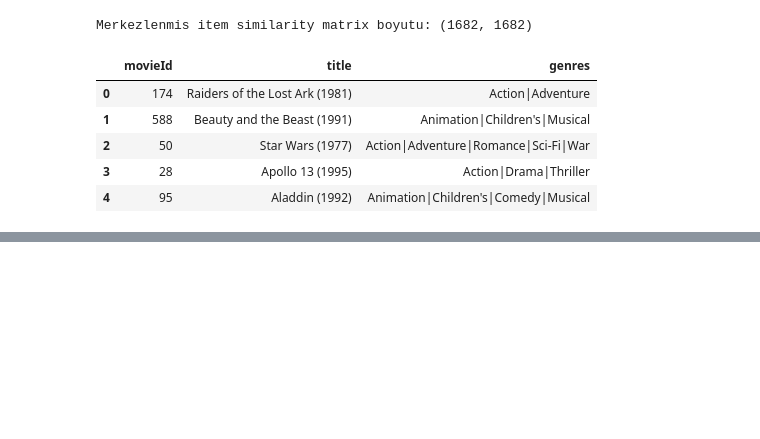
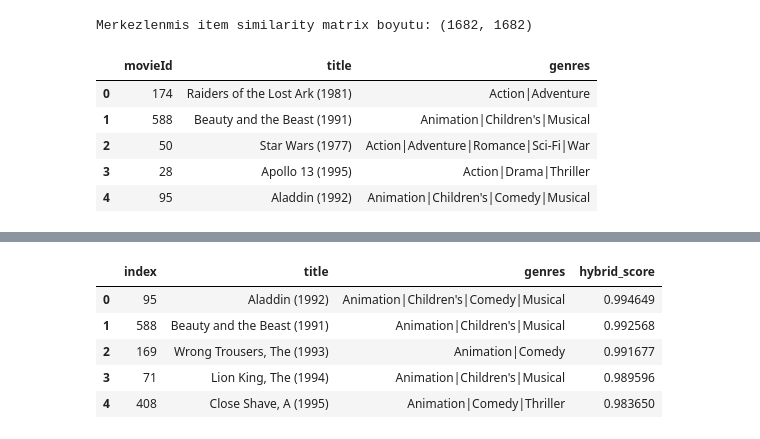
Before and after one commit to egemenoral1-jpg/film-oneri-sistemi, a Jupyter notebook: notebooks/01_eda.ipynb, the cells around one changed output, grey strips where cells are left out. Saved outputs shown, nothing was run; the diff lists cells and outputs as text; code cells hidden in the pictures; blank space fills up the shorter version.

```diff
--- a/notebooks/01_eda.ipynb
+++ b/notebooks/01_eda.ipynb
@@ -242,0 +274,9 @@ get_collaborative_recommendations_v2(1)
+# %%
+movie_idx = movies[movies['movieId'] == 1].index[0]
+content_scores = pd.Series(cosine_sim[movie_idx], index=movies['movieId'].values)
+collab_scores = item_similarity_centered_df[1]
+
+print("Content-based skorları:")
+print(content_scores.describe())
+print("\nCollaborative skorları:")
+print(collab_scores.describe())
@@ -242,0 +301,28 @@ get_collaborative_recommendations_v2(1)
+# %%
+def get_hybrid_recommendations_v2(movie_id, n=5, content_weight=0.5, collab_weight=0.5):
+    movie_idx = movies[movies['movieId'] == movie_id].index[0]
+    content_scores = pd.Series(cosine_sim[movie_idx], index=movies['movieId'].values)
+    collab_scores = item_similarity_centered_df[movie_id]
+
+    # Rank-based normalize: en yüksek skor = en yüksek rank puanı (1.0), en düşük = 0
+    content_rank = content_scores.rank(pct=True)
+    collab_rank = collab_scores.rank(pct=True)
+
+    hybrid_scores = content_weight * content_rank + collab_weight * collab_rank
+    hybrid_scores = hybrid_scores.drop(movie_id)
+    hybrid_scores = hybrid_scores.sort_values(ascending=False)
+
+    top_movie_ids = hybrid_scores.head(n).index
+    result = movies[movies['movieId'].isin(top_movie_ids)][['movieId', 'title', 'genres']]
+    result = result.set_index('movieId').loc[top_movie_ids].reset_index()
+    result['hybrid_score'] = hybrid_scores.head(n).values
+    return result
+
+get_hybrid_recommendations_v2(1)
+# %% [output]
+|  | index | title | genres | hybrid_score |
+| 0 | 95 | Aladdin (1992) | Animation|Children's|Comedy|Musical | 0.994649 |
+| 1 | 588 | Beauty and the Beast (1991) | Animation|Children's|Musical | 0.992568 |
+| 2 | 169 | Wrong Trousers, The (1993) | Animation|Comedy | 0.991677 |
+| 3 | 71 | Lion King, The (1994) | Animation|Children's|Musical | 0.989596 |
+| 4 | 408 | Close Shave, A (1995) | Animation|Comedy|Thriller | 0.983650 |
```
Also changed, not shown: parts of 5 cells of this notebook.
